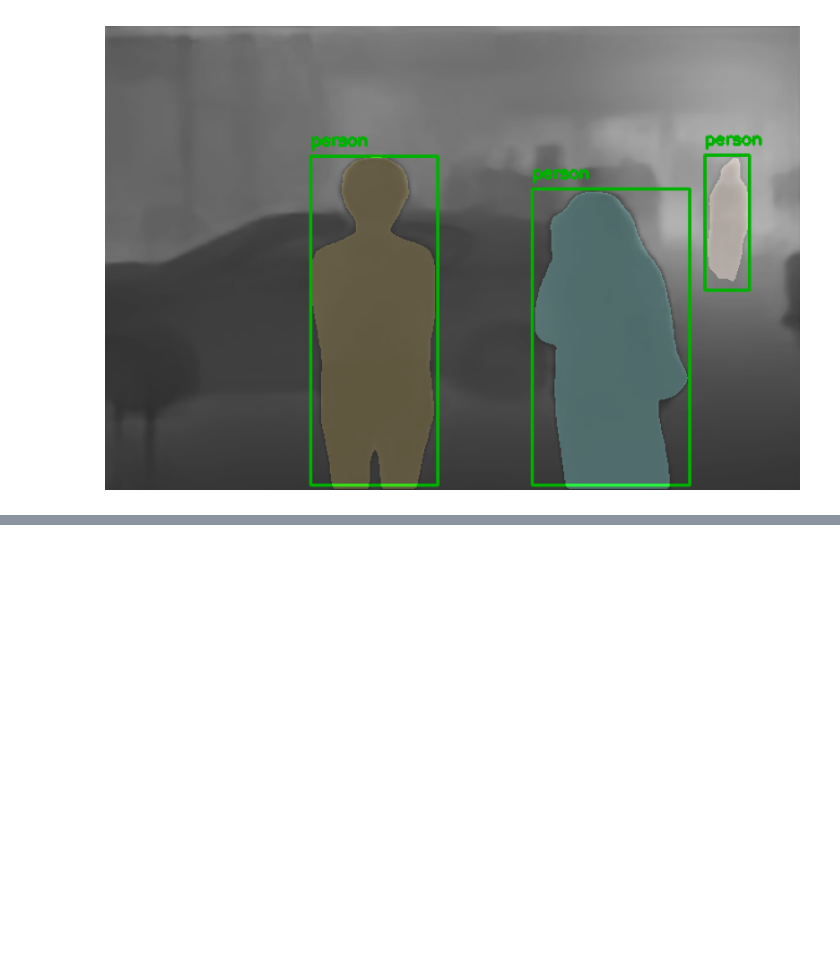
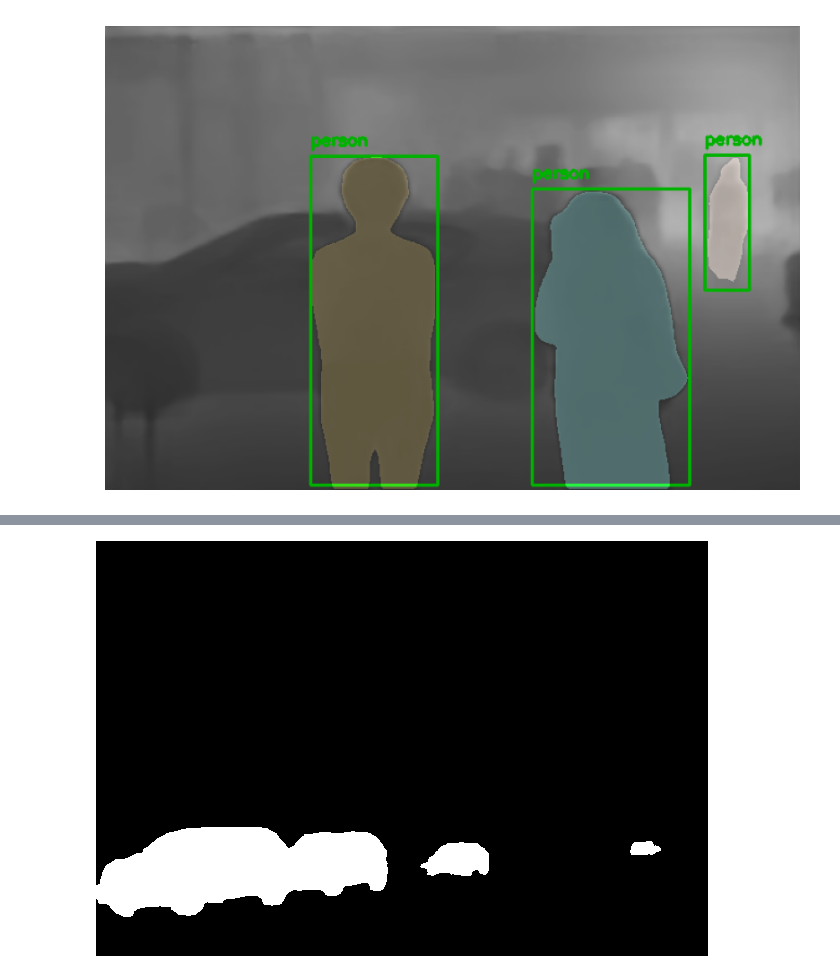
Before and after one commit to maryam-mohebbi/Depth-Aware-Object-Detection, a Jupyter notebook: notebook/huggingface.ipynb, the cells around one changed output, grey strips where cells are left out. Cells and saved outputs as stored; diff of their text form; code cells hidden in the pictures; blank space fills up the shorter version.

```diff
--- a/notebook/huggingface.ipynb
+++ b/notebook/huggingface.ipynb
@@ -442,0 +453,4 @@ By downloading the pre-trained weight files you agree to comply with these terms
+# %%
+semantic_segmentation = pipeline("image-segmentation", "nvidia/segformer-b1-finetuned-cityscapes-1024-1024")
+results = semantic_segmentation(image)
+results
@@ -442,0 +476,4 @@ By downloading the pre-trained weight files you agree to comply with these terms
+# %%
+results[-1]["mask"]
+# %% [output]
+[figure, added]
```
Also changed, not shown: parts of 3 cells of this notebook, 1 other file.
